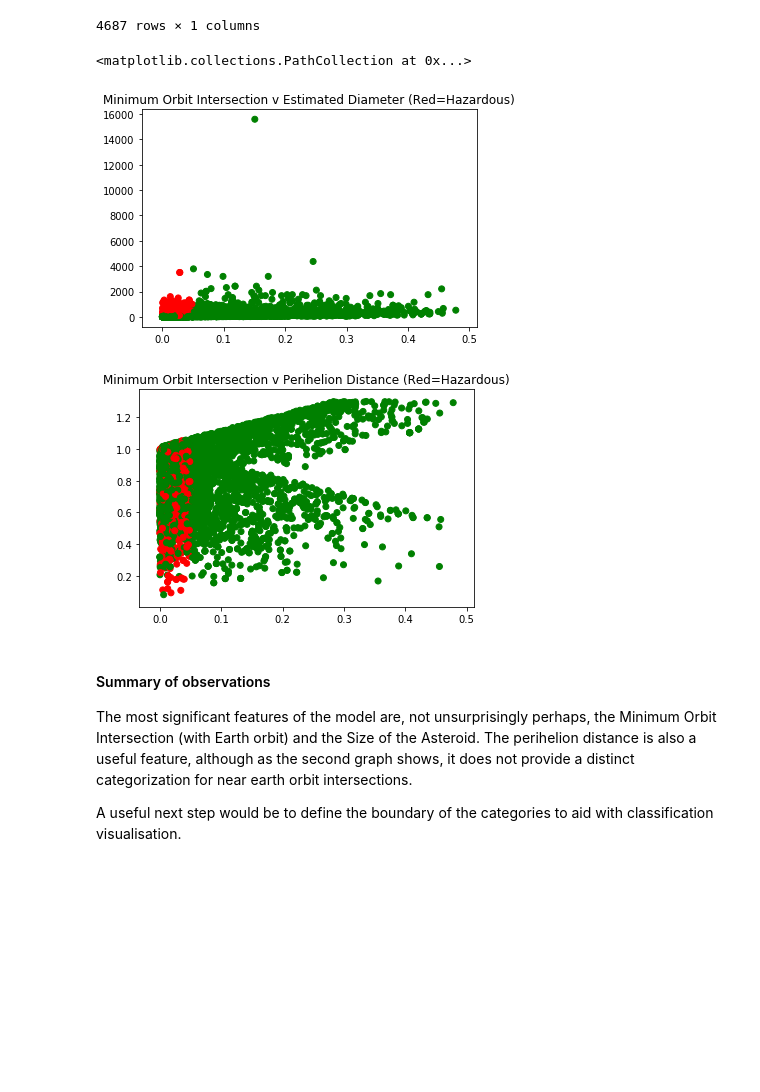
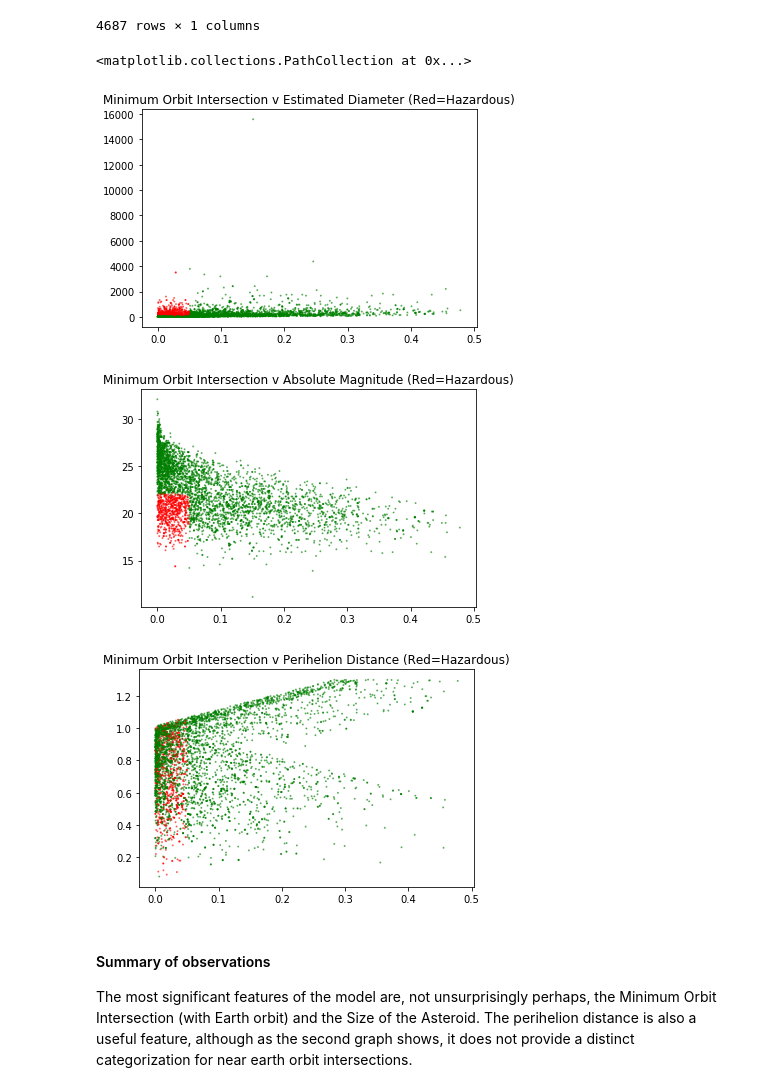
Before and after one commit to vipulpopat/MSCAI_CE4021_Project, a Jupyter notebook: Random_Forests.ipynb, the cells around one changed output. Drawn from its saved outputs; the diff is of its cells as text; code cells hidden in the pictures; blank space fills up the shorter version.

Commit message:
Small final tweaks with visualisations

```diff
--- a/Random_Forests.ipynb
+++ b/Random_Forests.ipynb
@@ -203,26 +203,34 @@ nasa_data_y_predict.fillna(False)
 | 4686 | False |
 4687 rows × 1 columns
 # %%
+#Plot the decision surfaces
+#
 #the 'Minimum Orbit Intersection' and 'Est Dia in M(min)' are the most significant fields so let's
 #plot these against each other and colour with the result vector
+#Let's also plot against other significant features: Absolute Magnitiude and Perihelion Distance
 myplt_colours = {'True':'green','False':'red'}
 map_colour = lambda x: 'red' if x else 'green'
 myplt_hazardous_colour=[]
 for item in nasa_data_y_predict[0]:
    myplt_hazardous_colour.append(map_colour(item))
 #now plot the data
 _, myplt = plt.subplots()
 myplt.set_title('Minimum Orbit Intersection v Estimated Diameter (Red=Hazardous)')
-myplt.scatter(nasa_data['Minimum Orbit Intersection'], nasa_data['Est Dia in M(min)'], c=myplt_hazardous_colour)
+myplt.scatter(nasa_data['Minimum Orbit Intersection'], nasa_data['Est Dia in M(min)'], \
+              c=myplt_hazardous_colour, s=1, alpha=0.5)
+_, myplt = plt.subplots()
+myplt.set_title('Minimum Orbit Intersection v Absolute Magnitude (Red=Hazardous)')
+myplt.scatter(nasa_data['Minimum Orbit Intersection'], nasa_data['Absolute Magnitude'], \
+              c=myplt_hazardous_colour, s=1, alpha=0.5)
 _, myplt = plt.subplots()
 myplt.set_title('Minimum Orbit Intersection v Perihelion Distance (Red=Hazardous)')
-myplt.scatter(nasa_data['Minimum Orbit Intersection'], nasa_data['Perihelion Distance'], c=myplt_hazardous_colour)
+myplt.scatter(nasa_data['Minimum Orbit Intersection'], nasa_data['Perihelion Distance'], \
+              c=myplt_hazardous_colour, s=1, alpha=0.5)
 # %% [output]
 <matplotlib.collections.PathCollection at 0x...>
-[figure, old version]
+[figure, new version]
-[figure, old version]
+[figure, new version]
+[figure, added]
 # %% [markdown]
 #### Summary of observations
 The most significant features of the model are, not unsurprisingly perhaps, the Minimum Orbit Intersection (with Earth orbit) and the Size of the Asteroid. The perihelion distance is also a useful feature, although as the second graph shows, it does not provide a distinct categorization for near earth orbit intersections.
-
-A useful next step would be to define the boundary of the categories to aid with classification visualisation.
```
